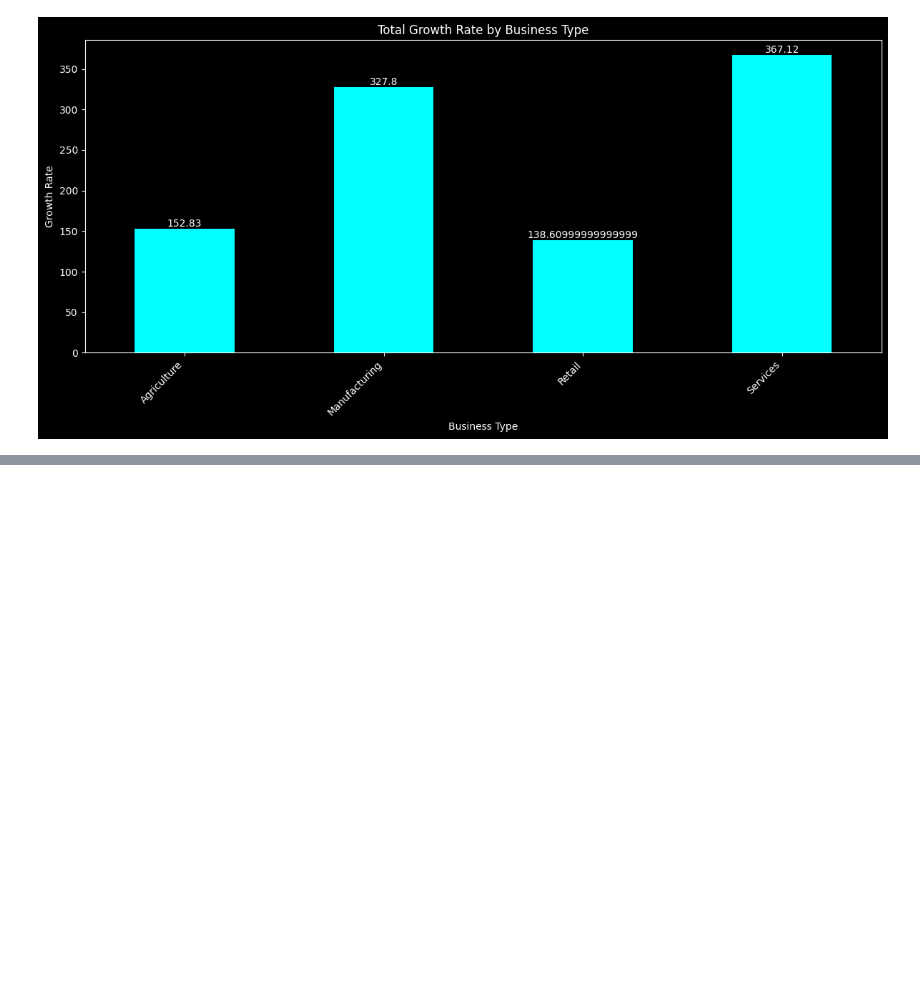
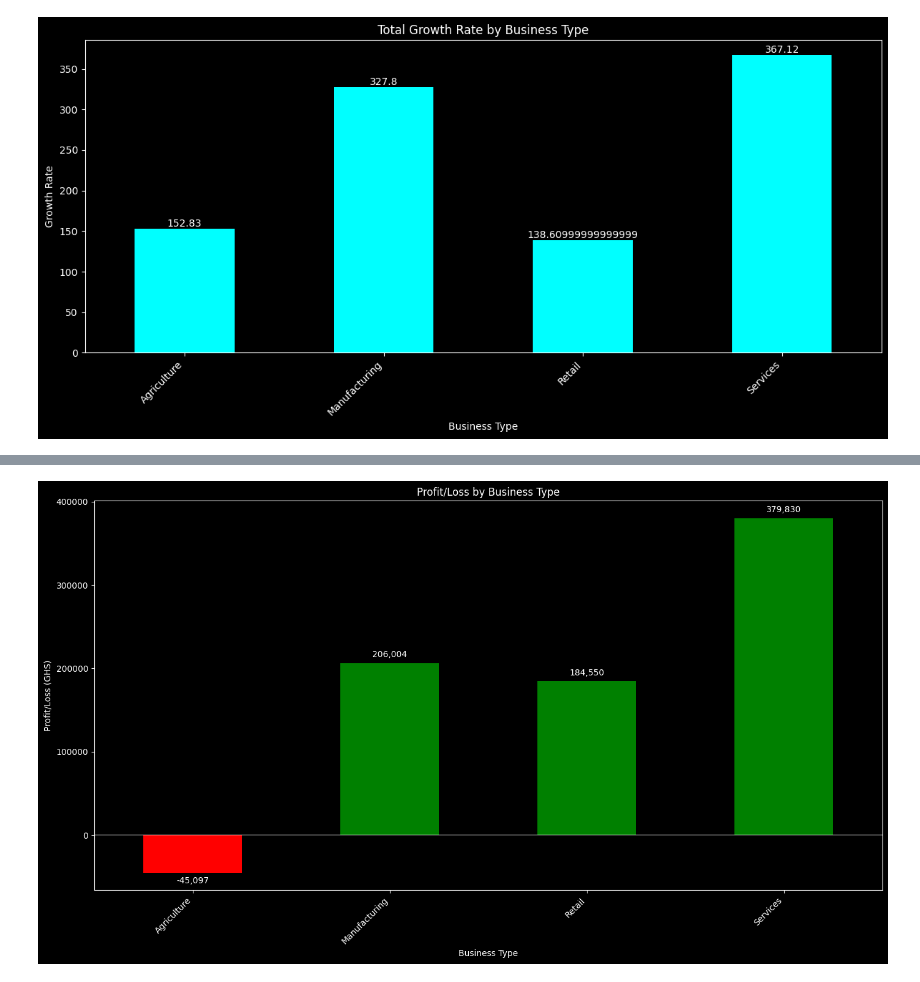
Before and after one commit to aquashie14/Small_Business_Performance_Analysis_in_Ghana, a Jupyter notebook: Noteboooks/SBPG.ipynb, the cells around one changed output, grey strips where cells are left out. Cells and saved outputs as stored; diff of their text form; code cells hidden in the pictures; blank space fills up the shorter version.

```diff
--- a/Noteboooks/SBPG.ipynb
+++ b/Noteboooks/SBPG.ipynb
@@ -227,0 +267,19 @@ plt.show()
+# %%
+#FEATURE ENGINEERING
+#ADDING A NEW COLUMN FOR PROFIT
+df['profit'] = df['revenue'] - df['expenses']
+# %%
+#ADDING A NEW COLUMN FOR PROFIT PER EMPLOYEE
+df['profit_per_employee'] = df['profit'] / df['employee_count']
+# %%
+# Filter profit less than 0 (loss)
+total_loss = df[df['profit'] < 0]['profit'].sum()
+print(total_loss)
+
+# Filter profit greater than 0 (profit)
+total_profit = df[df['profit'] > 0]['profit'].sum()
+print(total_profit)
+
+# Filter profit by business type
+profit_by_business_type = df.groupby('business_type')['profit'].sum()
+print(profit_by_business_type)
@@ -227,0 +295,36 @@ plt.show()
+# %%
+# Plot profit/loss by business type
+plt.style.use('dark_background')
+plt.figure(figsize=(14,8))
+
+
+ax = profit_by_business_type.plot(
+    kind='bar',
+    x='business_type',
+    y='profit',
+    color=['red' if x < 0 else 'green' for x in profit_by_business_type],
+    legend=False
+)
+
+plt.title('Profit/Loss by Business Type')
+plt.xlabel('Business Type')
+plt.ylabel('Profit/Loss (GHS)')
+plt.xticks(rotation=45, ha='right', color='white')
+plt.yticks(color='white')
+
+# Add a horizontal line at y=0 to clearly show profit/loss boundary
+plt.axhline(y=0, color='white', linestyle='-', alpha=0.3)
+
+for p in ax.patches:
+    value = f'{p.get_height():,.0f}'
+    ax.annotate(value,
+                (p.get_x() + p.get_width()/2, p.get_height()),
+                ha='center', va='bottom' if p.get_height() >= 0 else 'top',
+                color='white',
+                xytext=(0, 5 if p.get_height() >= 0 else -5),
+                textcoords='offset points')
+
+plt.tight_layout()
+plt.show()
+# %% [output]
+[figure, added]
```
Also changed, not shown: parts of 3 cells of this notebook.
